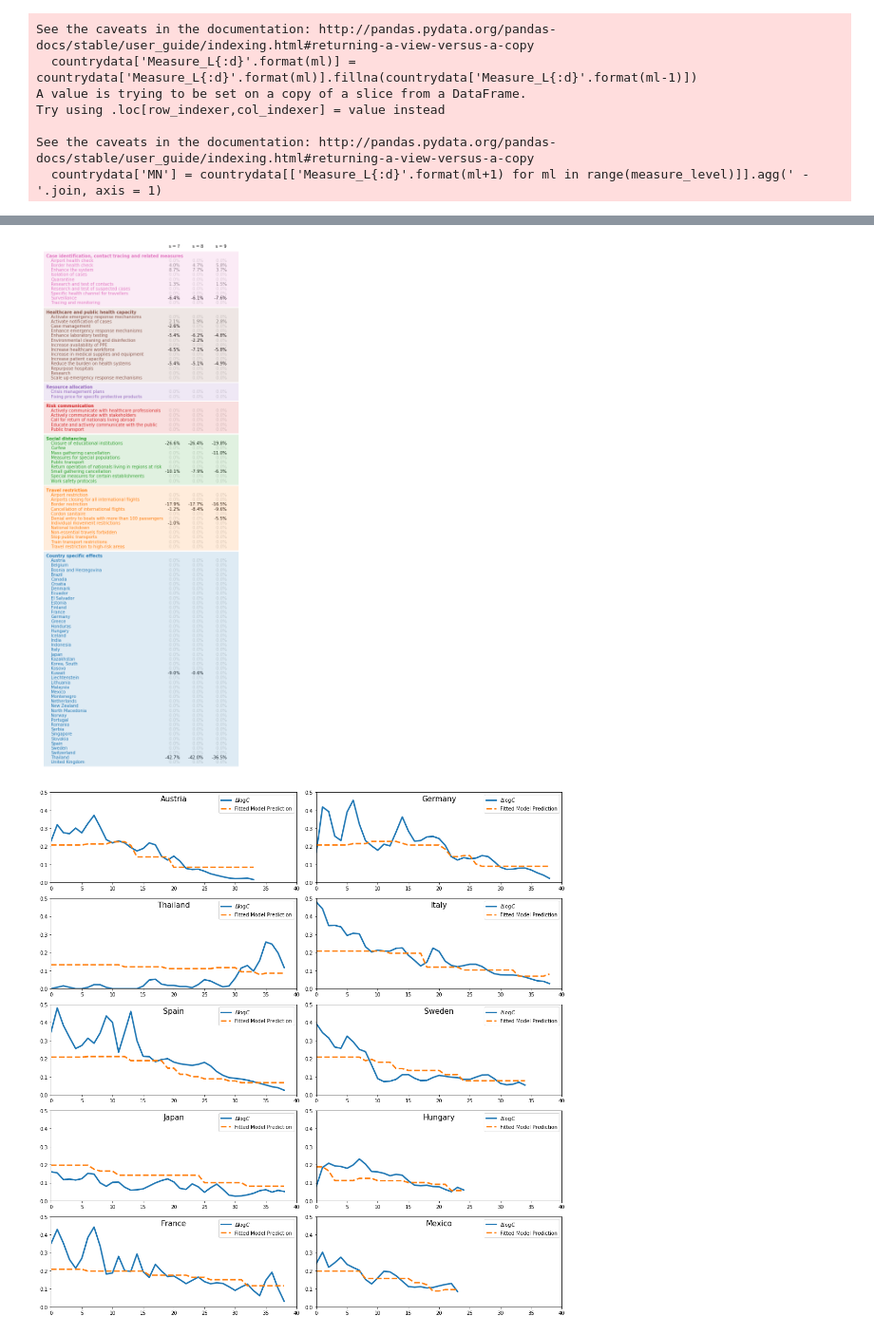
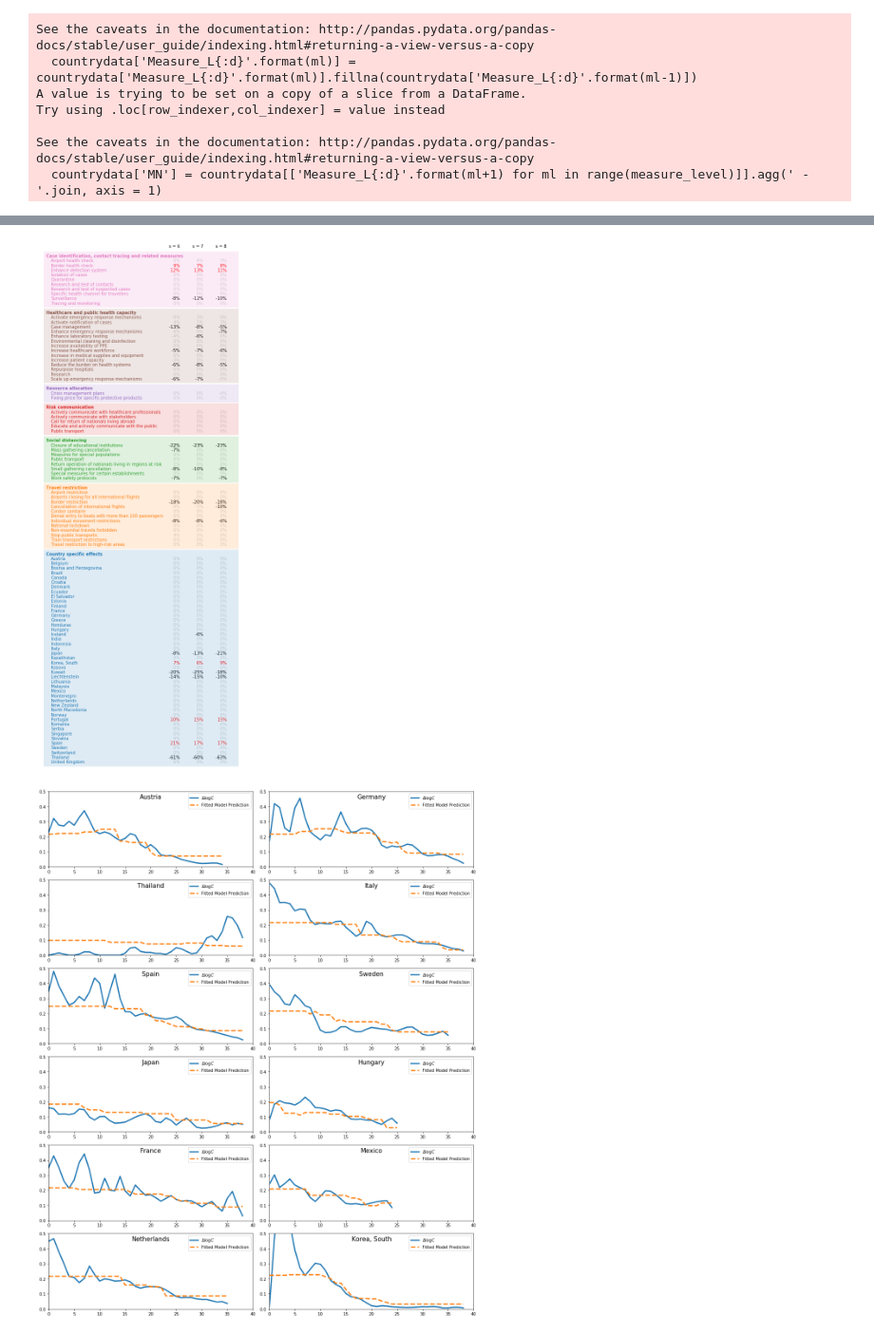
Before and after one commit to lukasgeyrhofer/corona, a Jupyter notebook: regression measures.ipynb, the cells around one changed output, grey strips where cells are left out. Shown at 95% size. Saved outputs shown, nothing was run; the diff lists cells and outputs as text; code cells hidden in the pictures.

```diff
--- a/regression measures.ipynb
+++ b/regression measures.ipynb
@@ -24,8 +24,8 @@ import coronadataclass as cdc; reload(cdc);
 np.seterr(divide = 'ignore');
 # %%
 # load data into datawrapper classes
-measure_data = mc.COVID19_measures(download_data = False, measure_level = 2, only_first_dates = True, expand_measure_names = True)
-jhu_data     = cdc.CoronaData(download_data = False)
+measure_data = mc.COVID19_measures(download_data = True, measure_level = 2, only_first_dates = True, expand_measure_names = True)
+jhu_data     = cdc.CoronaData(download_data = True)
 
 # remove and rename countries to match the JFU database and the measures database
 measure_data.RemoveCountry('Diamond Princess')
@@ -419,7 +397,7 @@ for shiftdays in np.arange(maxshift + 1):
 
     print('shiftdays = {}'.format(shiftdays))
 
-    for alpha in np.power(10,np.linspace(-5, -3, num = 10, endpoint = False)):
+    for alpha in np.power(10,np.linspace(-5.5, -4.5, num = 10, endpoint = False)):
         print('   alpha = {:.6f}'.format(alpha))
         if alpha != 1e-5 and alpha != 1e-4:
             for i in range(xval_count):
@@ -518,7 +508,7 @@ results_final9 = model_final9.fit_regularized(alpha = 2e-3, L1_wt = 1)
 # %%
 colornames = [cn for cn in matplotlib.colors.TABLEAU_COLORS.keys() if (cn.upper() != 'TAB:WHITE' and cn.upper() != 'TAB:GRAY')]
 
-countrylist = [paramname.split('.')[1].split(']')[0] for paramname in results_final.params.index if paramname[:3] == 'C(C']
+countrylist = [paramname.split('.')[1].split(']')[0] for paramname in results_final7.params.index if paramname[:3] == 'C(C']
 
 # collect measure names for labels
 ml = GetMeasureIDs(measure_level = 2,mincount = 5, extend_measure_names=True)
@@ -529,9 +519,9 @@ for mn in ml.keys():
         measure_level_dict[l1] = {}
     measure_level_dict[l1][l2] = CleanUpMeasureName(l2)
 
+intercept6 = results_final6.params['Intercept']
 intercept7 = results_final7.params['Intercept']
 intercept8 = results_final8.params['Intercept']
-intercept9 = results_final9.params['Intercept']
 # %% [output]
 A value is trying to be set on a copy of a slice from a DataFrame.
 Try using .loc[row_indexer,col_indexer] = value instead
@@ -554,8 +536,8 @@ print(intercept)
 # %%
 def significanceColor(beta):
-    if beta > 0:    return 'gray'
-    elif beta == 0: return 'lightgray'
-    else:           return 'black'
+    if beta   >  0.05: return 'red'
+    elif beta > -0.05: return 'lightgray'
+    else:              return 'black'
 
 
 l1list = list(measure_level_dict.keys())
@@ -579,15 +561,15 @@ ax.add_patch(background)
 
 for country in countrylist[::-1]:
     ax.annotate(country, [label_x, i], c= colornames[groupcolor])
+    beta_val6 = results_final6.params['C(Country)[T.{}]'.format(country)] / intercept6
     beta_val7 = results_final7.params['C(Country)[T.{}]'.format(country)] / intercept7
     beta_val8 = results_final8.params['C(Country)[T.{}]'.format(country)] / intercept8
-    beta_val9 = results_final9.params['C(Country)[T.{}]'.format(country)] / intercept9
+    c6 = significanceColor(beta_val6)
     c7 = significanceColor(beta_val7)
     c8 = significanceColor(beta_val8)
-    c9 = significanceColor(beta_val9)
-    ax.annotate('{:6.1f}%'.format(beta_val7*100),[value_x + 0 * value_dx, i], c = c7, ha = 'right')
-    ax.annotate('{:6.1f}%'.format(beta_val8*100),[value_x + 1 * value_dx, i], c = c8, ha = 'right')
-    ax.annotate('{:6.1f}%'.format(beta_val9*100),[value_x + 2 * value_dx, i], c = c9, ha = 'right')
+    ax.annotate('{:6.0f}%'.format(beta_val6*100),[value_x + 0 * value_dx, i], c = c6, ha = 'right')
+    ax.annotate('{:6.0f}%'.format(beta_val7*100),[value_x + 1 * value_dx, i], c = c7, ha = 'right')
+    ax.annotate('{:6.0f}%'.format(beta_val8*100),[value_x + 2 * value_dx, i], c = c8, ha = 'right')
     i += 1
 
 groupcolor += 1
@@ -604,54 +586,54 @@ for l1 in l1list[::-1]:
 
     for l2 in l2list[::-1]:
         ax.annotate(l2,[label_x,i],c = colornames[groupcolor])
+        beta_val6 = results_final6.params[measure_level_dict[l1][l2]]/intercept6
         beta_val7 = results_final7.params[measure_level_dict[l1][l2]]/intercept7
         beta_val8 = results_final8.params[measure_level_dict[l1][l2]]/intercept8
-        beta_val9 = results_final9.params[measure_level_dict[l1][l2]]/intercept9
+        c6 = significanceColor(beta_val6)
         c7 = significanceColor(beta_val7)
         c8 = significanceColor(beta_val8)
-        c9 = significanceColor(beta_val9)
-        ax.annotate('{:6.1f}%'.format(beta_val7*100),[value_x + 0 * value_dx,i],c=c7,ha='right')
-        ax.annotate('{:6.1f}%'.format(beta_val8*100),[value_x + 1 * value_dx,i],c=c8,ha='right')
-        ax.annotate('{:6.1f}%'.format(beta_val9*100),[value_x + 2 * value_dx,i],c=c9,ha='right')
+        ax.annotate('{:6.0f}%'.format(beta_val6*100),[value_x + 0 * value_dx,i],c=c6,ha='right')
+        ax.annotate('{:6.0f}%'.format(beta_val7*100),[value_x + 1 * value_dx,i],c=c7,ha='right')
+        ax.annotate('{:6.0f}%'.format(beta_val8*100),[value_x + 2 * value_dx,i],c=c8,ha='right')
         i+=1
     i+=2
     groupcolor += 1
         #print('  {:60s} {:6.3f}'.format(l2,results_final.params[measure_level_dict[l1][l2]]/intercept))
 
-ax.annotate('s = 7', [value_x + 0*value_dx,i],ha='right')
-ax.annotate('s = 8', [value_x + 1*value_dx,i],ha='right')
-ax.annotate('s = 9', [value_x + 2*value_dx,i],ha='right')
+ax.annotate('s = 6', [value_x + 0*value_dx,i],ha='right')
+ax.annotate('s = 7', [value_x + 1*value_dx,i],ha='right')
+ax.annotate('s = 8', [value_x + 2*value_dx,i],ha='right')
 
 ax.set_xlim([0,20])
 ax.set_ylim([-1,i+1])
 ax.axis('off')
 plt.savefig('effects_measures.pdf')
 # %% [output]
-[figure, old version]
+[figure, new version]
 # %%
 specialcountries = ['Austria','Germany','Thailand', 'Italy', 'Spain', 'Sweden',
-                    'Japan', 'Hungary', 'France','Mexico']
+                    'Japan', 'Hungary', 'France', 'Mexico', 'Netherlands', 'Korea, South']
 
 cm = GetCountryMasks(regrDF[9])
 
 plotxcount = int(len(specialcountries)/2) + len(specialcountries)%2
 
 fig,ax = plt.subplots(plotxcount,2,figsize = (15,3*plotxcount))
 ax = ax.flatten()
 
 for i,country in enumerate(specialcountries):
     dlc = np.array(regrDF[9][cm[country]]['Observable'])
     pred = results_final9.predict()[cm[country]]
     ax[i].plot(dlc, lw = 3, c = 'TAB:BLUE', label = r'$\Delta \log C$')
     ax[i].plot(pred, lw = 3, c = 'TAB:ORANGE', linestyle = '--', label = 'Fitted Model Prediction')
     ax[i].set_ylim([0,.5])
     ax[i].set_xlim([0,40])
     ax[i].annotate(country, [20,.45],ha = 'center',fontsize = 15)
     ax[i].legend()
 fig.tight_layout()
 plt.savefig('regression_trajectories.pdf')
 # %% [output]
-[figure, old version]
+[figure, new version]
 # %%
 import pickle
 
```
Also changed, not shown: parts of 18 cells of this notebook, 1 other file.
